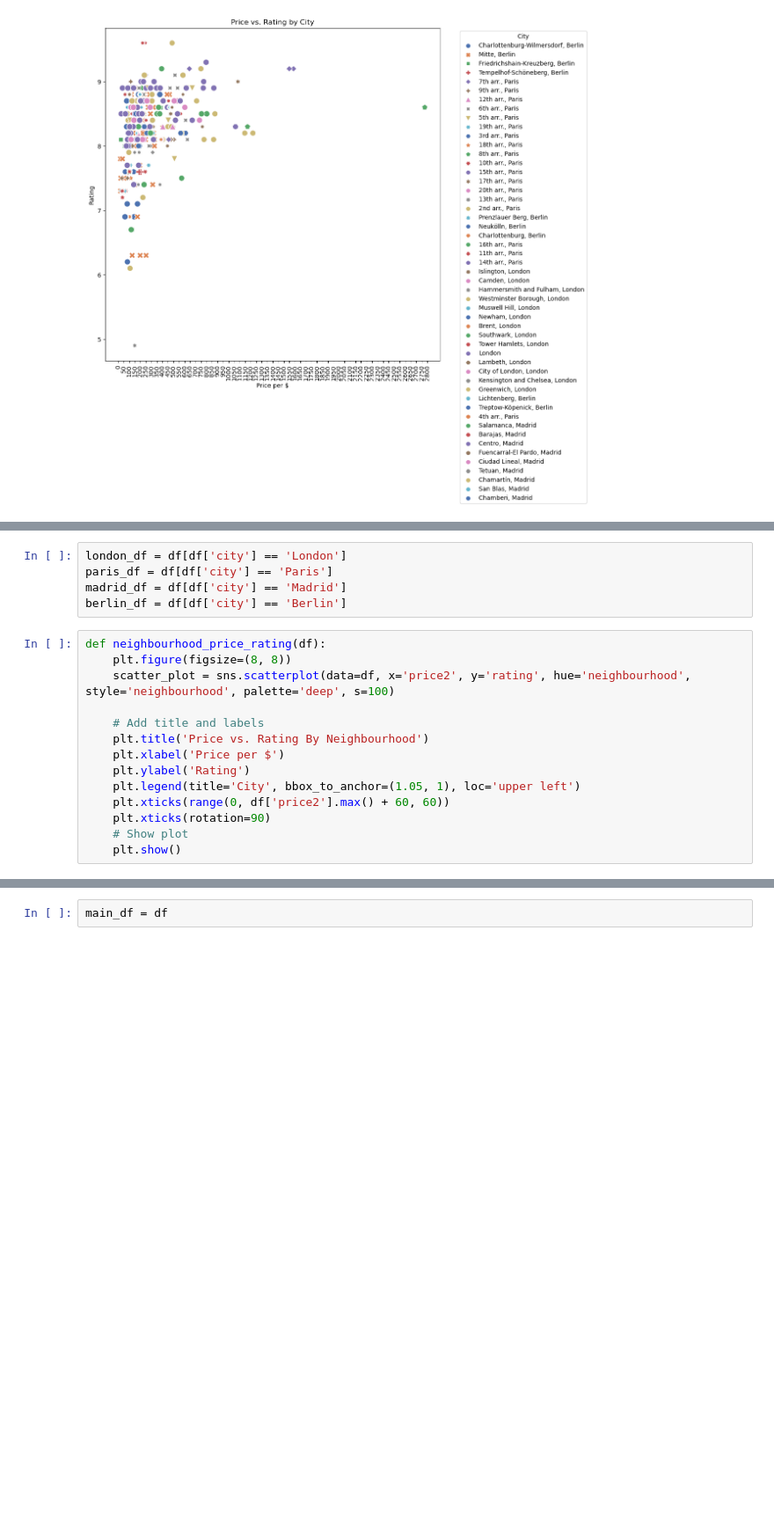
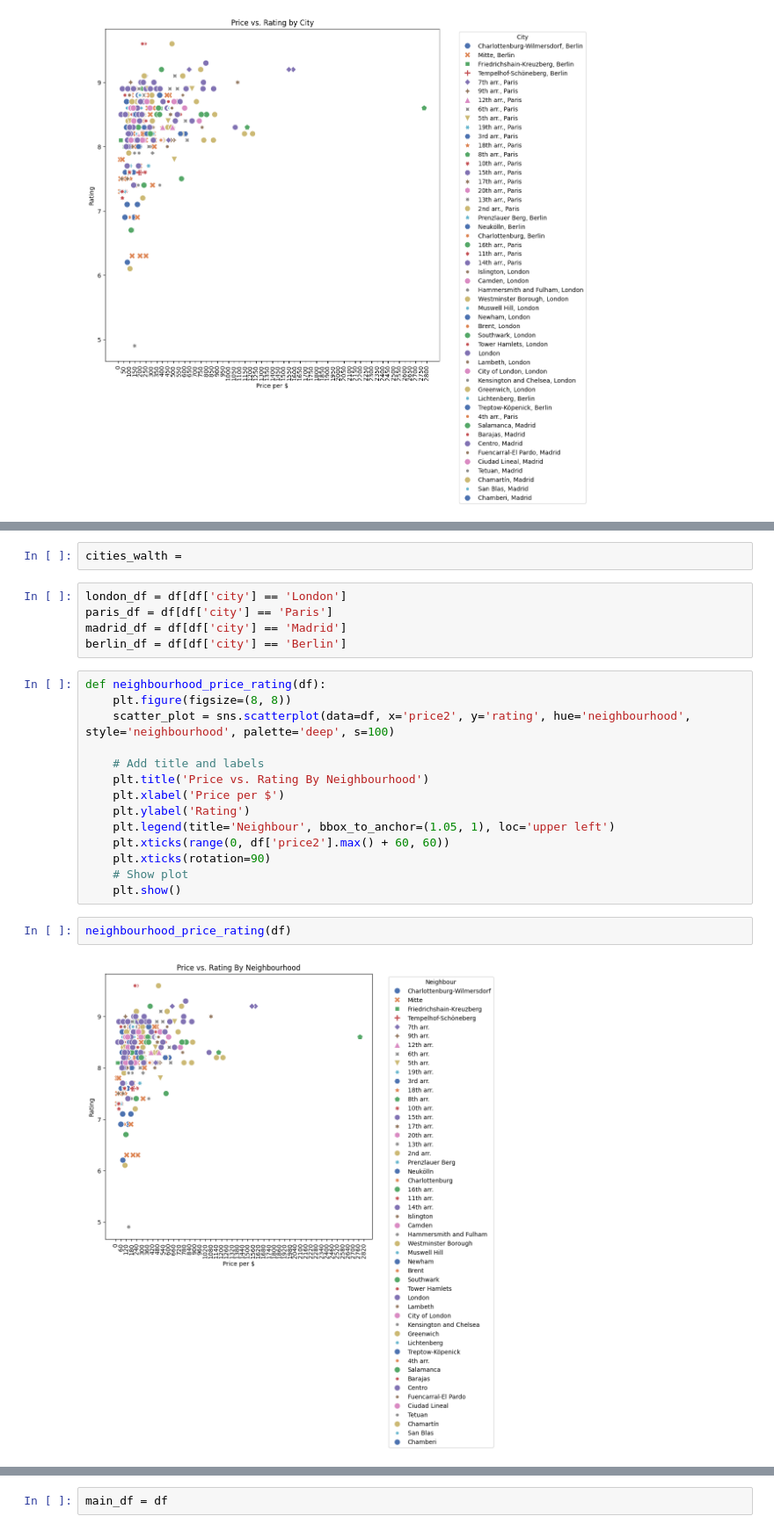
Before and after one commit to amirmfarzane/Data-Science-Course-Projects, a Jupyter notebook: P1/analysis.ipynb, the cells around one changed output, grey strips where cells are left out. Shown at 88% size. Saved outputs shown, nothing was run; the diff lists cells and outputs as text; blank space fills up the shorter version.

```diff
--- a/P1/analysis.ipynb
+++ b/P1/analysis.ipynb
@@ -203,3 +212,5 @@ plt.show()
+# %%
+cities_walth =
 # %%
 london_df = df[df['city'] == 'London']
 paris_df = df[df['city'] == 'Paris']
@@ -214,11 +225,15 @@ def neighbourhood_price_rating(df):
     plt.title('Price vs. Rating By Neighbourhood')
     plt.xlabel('Price per $')
     plt.ylabel('Rating')
-    plt.legend(title='City', bbox_to_anchor=(1.05, 1), loc='upper left')
+    plt.legend(title='Neighbour', bbox_to_anchor=(1.05, 1), loc='upper left')
     plt.xticks(range(0, df['price2'].max() + 60, 60))
     plt.xticks(rotation=90)
     # Show plot
     plt.show()
+# %%
+neighbourhood_price_rating(df)
+# %% [output]
+[figure, added]
 # %%
 neighbourhood_price_rating(london_df)
 # %% [output]
```
Also changed, not shown: parts of 9 cells of this notebook.
